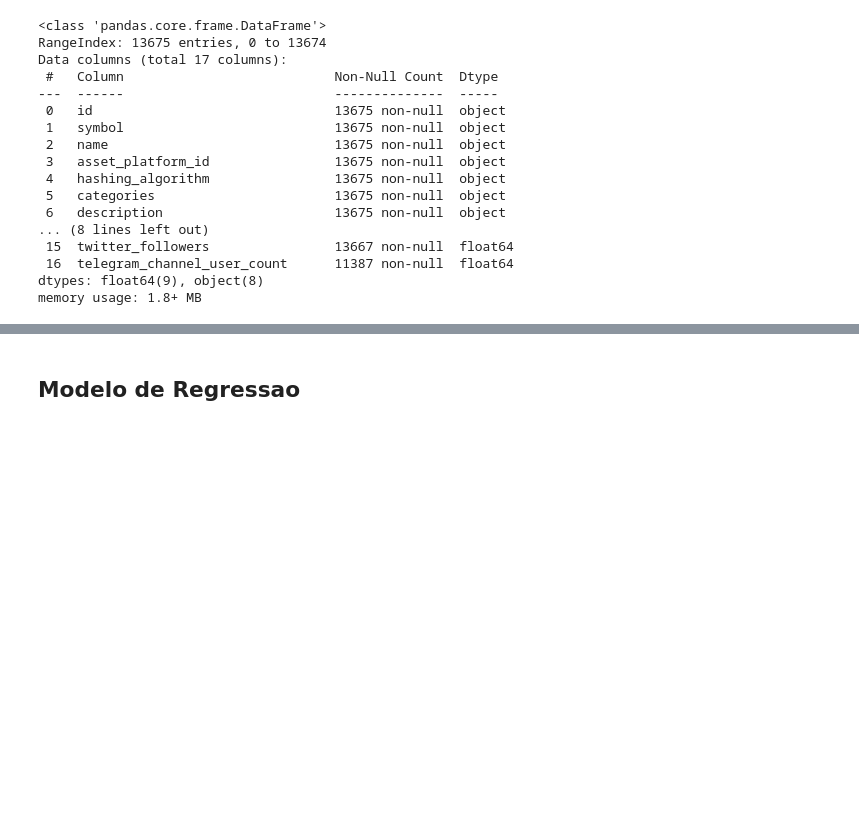
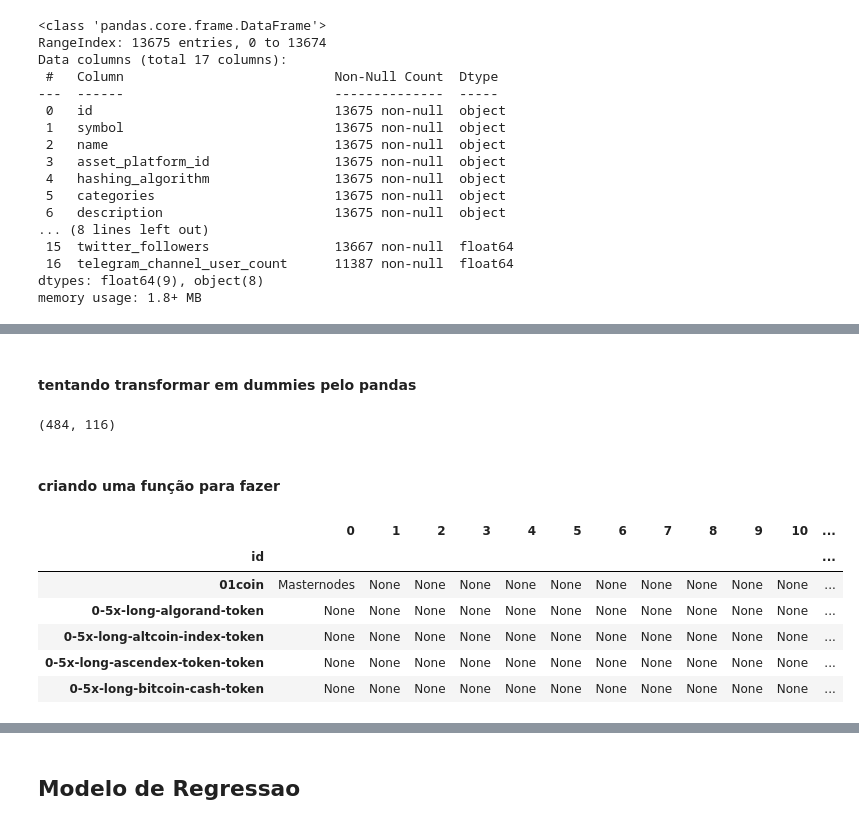
Before and after one commit to dmdp943/Web3-Project, a Jupyter notebook: notebooks/ModeloInicial-Leo.ipynb, the cells around one changed output, grey strips where cells are left out. Cells and saved outputs as stored; diff of their text form; code cells hidden in the pictures; blank space fills up the shorter version.

Commit message:
criando o dataset de dummys para conseguir dar usar o onehot depois

```diff
--- a/notebooks/ModeloInicial-Leo.ipynb
+++ b/notebooks/ModeloInicial-Leo.ipynb
@@ -45,0 +48,2 @@ memory usage: 1.8+ MB
+# %%
+catHandler = pd.DataFrame(df['categories'].to_list(), index=df['id'])
@@ -45,0 +75,2 @@ memory usage: 1.8+ MB
+# %% [markdown]
+#### tentando transformar em dummies pelo pandas
@@ -45,0 +79,8 @@ memory usage: 1.8+ MB
+# %%
+cols = df.columns
+cols = [i.split("_")[1] for i in cols]
+len(cols), len(set(cols))
+# %% [output]
+(484, 116)
+# %% [markdown]
+#### criando uma função para fazer
@@ -45,0 +89,10 @@ memory usage: 1.8+ MB
+# %%
+catHandler.head()
+# %% [output]
+|  | 0 | 1 | 2 | 3 | 4 | 5 | 6 | 7 | 8 | 9 | 10 | ... |
+| id |  |  |  |  |  |  |  |  |  |  |  | ... |
+| 01coin | Masternodes | None | None | None | None | None | None | None | None | None | None | ... |
+| 0-5x-long-algorand-token | None | None | None | None | None | None | None | None | None | None | None | ... |
+| 0-5x-long-altcoin-index-token | None | None | None | None | None | None | None | None | None | None | None | ... |
+| 0-5x-long-ascendex-token-token | None | None | None | None | None | None | None | None | None | None | None | ... |
+| 0-5x-long-bitcoin-cash-token | None | None | None | None | None | None | None | None | None | None | None | ... |
```
Also changed, not shown: parts of 12 cells of this notebook, 1 other file.
